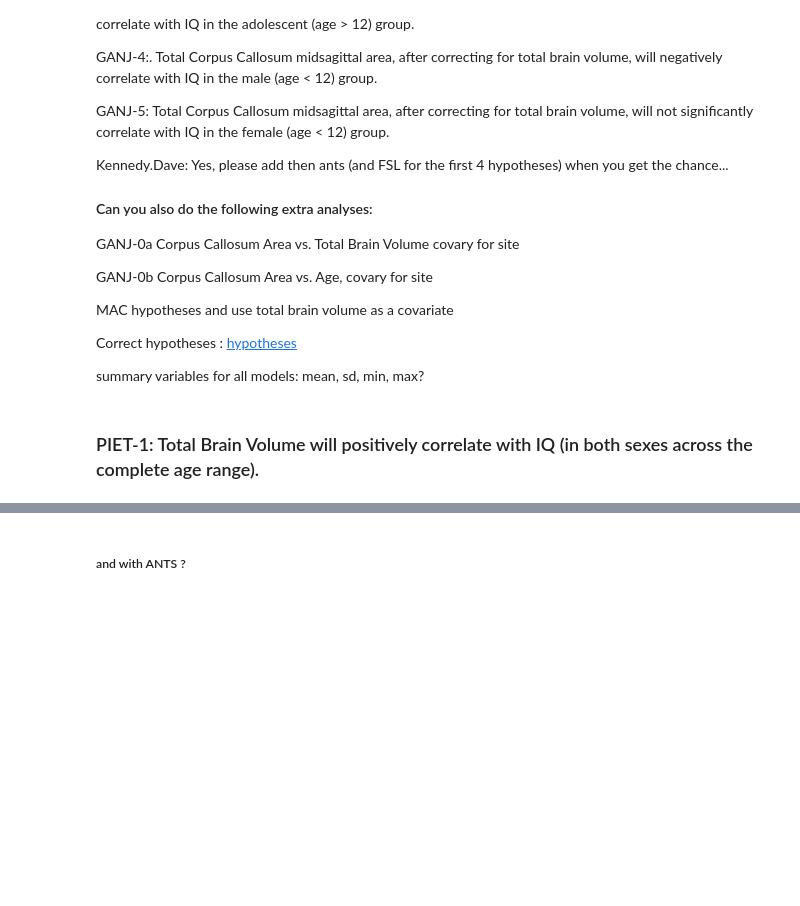
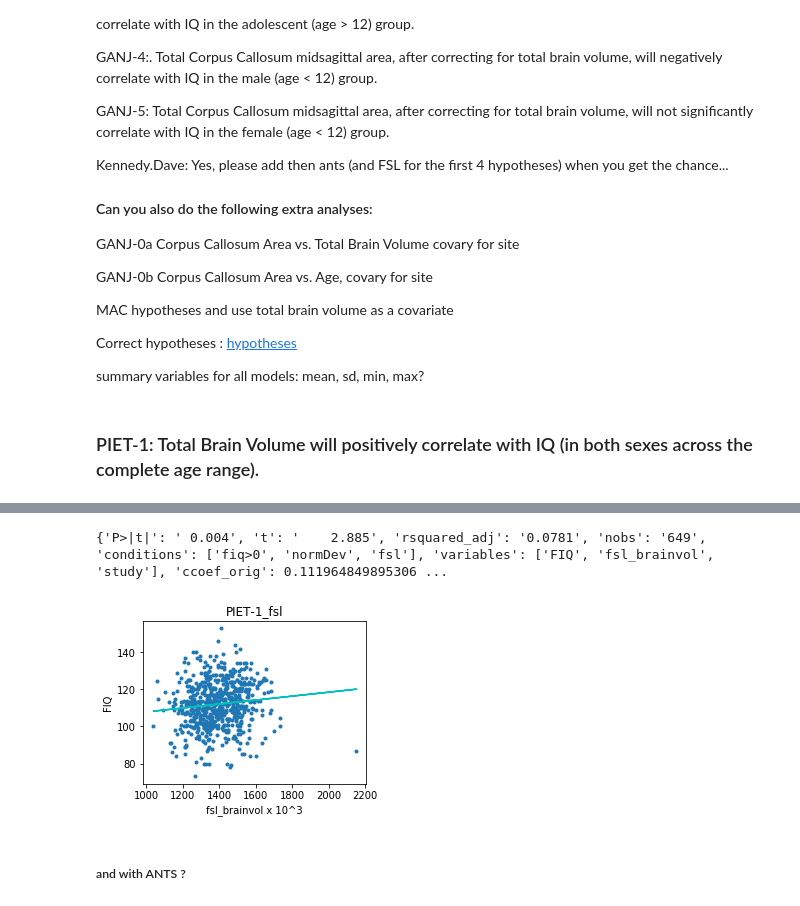
Before and after one commit to jbpoline/simple2_analysis, a Jupyter notebook: simple2-cleaner.ipynb, the cells around one changed output, grey strips where cells are left out. Drawn from its saved outputs; the diff is of its cells as text; code cells hidden in the pictures; blank space fills up the shorter version.

```diff
--- a/simple2-cleaner.ipynb
+++ b/simple2-cleaner.ipynb
@@ -511,16 +557,3 @@ print(indx)
-# %%
-volume_of = 'brainseg'
-hyp_name = 'PIET-1_fs'
-
-PIET_1_fs = ['brainseg', 'fiq>0','normDev', 'fs'] # 'bvol','ants','abide']
-PIET_1_fs_df = apply_cond(hie, condic, PIET_1_fs, dropnaset=dropnaset,
-                          columns={'volume':volume_of})
-print('len(PIET_1_fs_df)',len(PIET_1_fs_df))
-
-resdic = run_hyp(PIET_1_fs_df, hyp_name, PIET_1_fs, ['FIQ', volume_of, 'study'],
-                 resdic={}, correctfor = ['study'], debug=False)
-print(np.corrcoef(PIET_1_fs_df['FIQ'],PIET_1_fs_df['brainseg'])[0,1])
-print(resdic[hyp_name])
 # %%
 volume_of = 'fsl_brainvol'
 hyp_name = 'PIET-1_fsl'
@@ -541,6 +576,10 @@ print('len(fsl_total)',len(fsl_total))
 # %%
-resdic = run_hyp(fsl_total, hyp_name, PIET_1_fsl, ['FIQ', volume_of, 'study'], resdic=resdic, debug=False)
+resdic = run_hyp(fsl_total, hyp_name, PIET_1_fsl, ['FIQ', volume_of, 'study'], resdic=resdic,
+                 correctfor = ['study'], print_dir=figure_dir, debug=False)
 print(resdic[hyp_name])
+# %% [output]
+{'P>|t|': ' 0.004', 't': '    2.885', 'rsquared_adj': '0.0781', 'nobs': '649', 'conditions': ['fiq>0', 'normDev', 'fsl'], 'variables': ['FIQ', 'fsl_brainvol', 'study'], 'ccoef_orig': 0.111964849895306 ...
+[figure, added]
 # %% [markdown]
 ##### and with ANTS ?
 # %%
```
Also changed, not shown: parts of 50 cells of this notebook, 1 other file.
